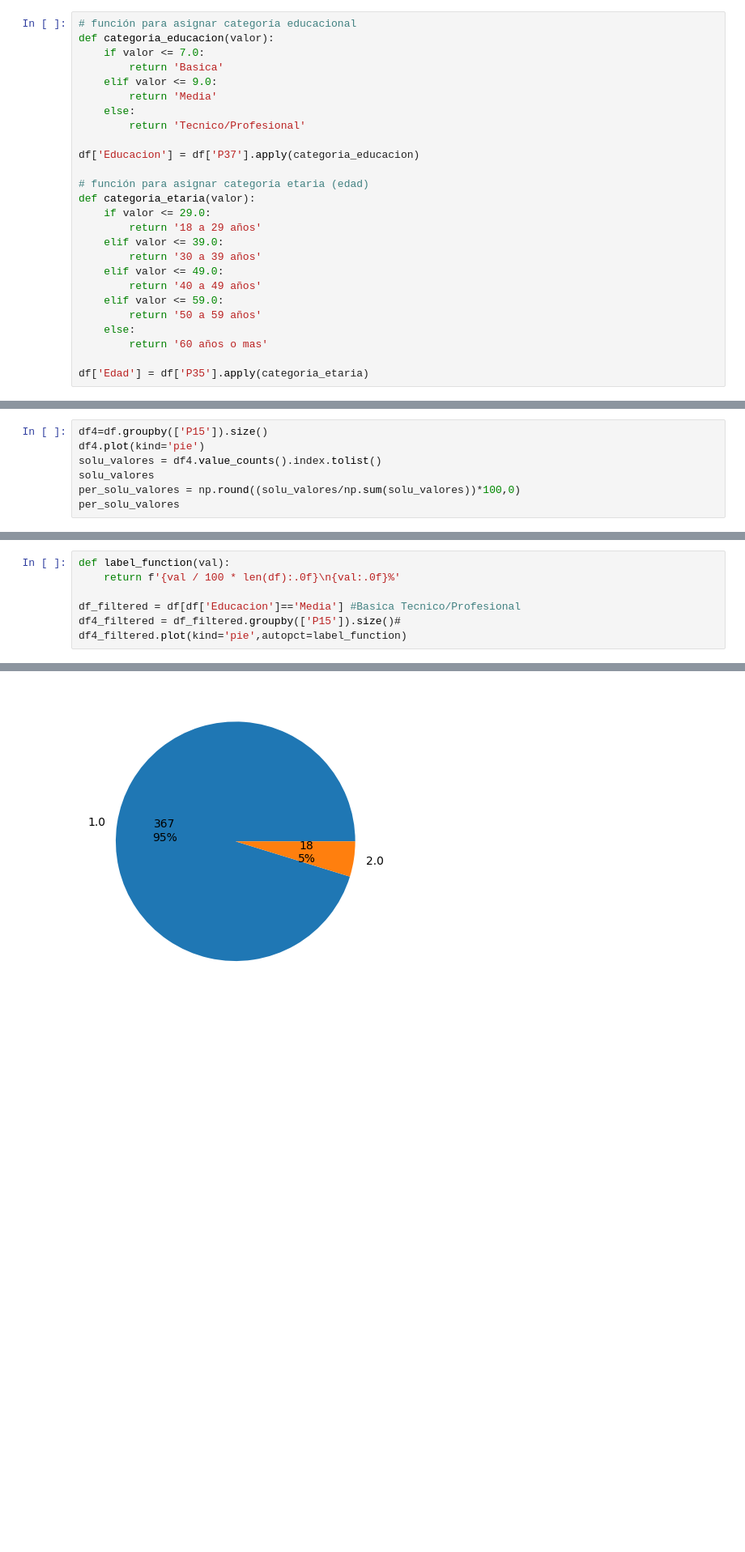
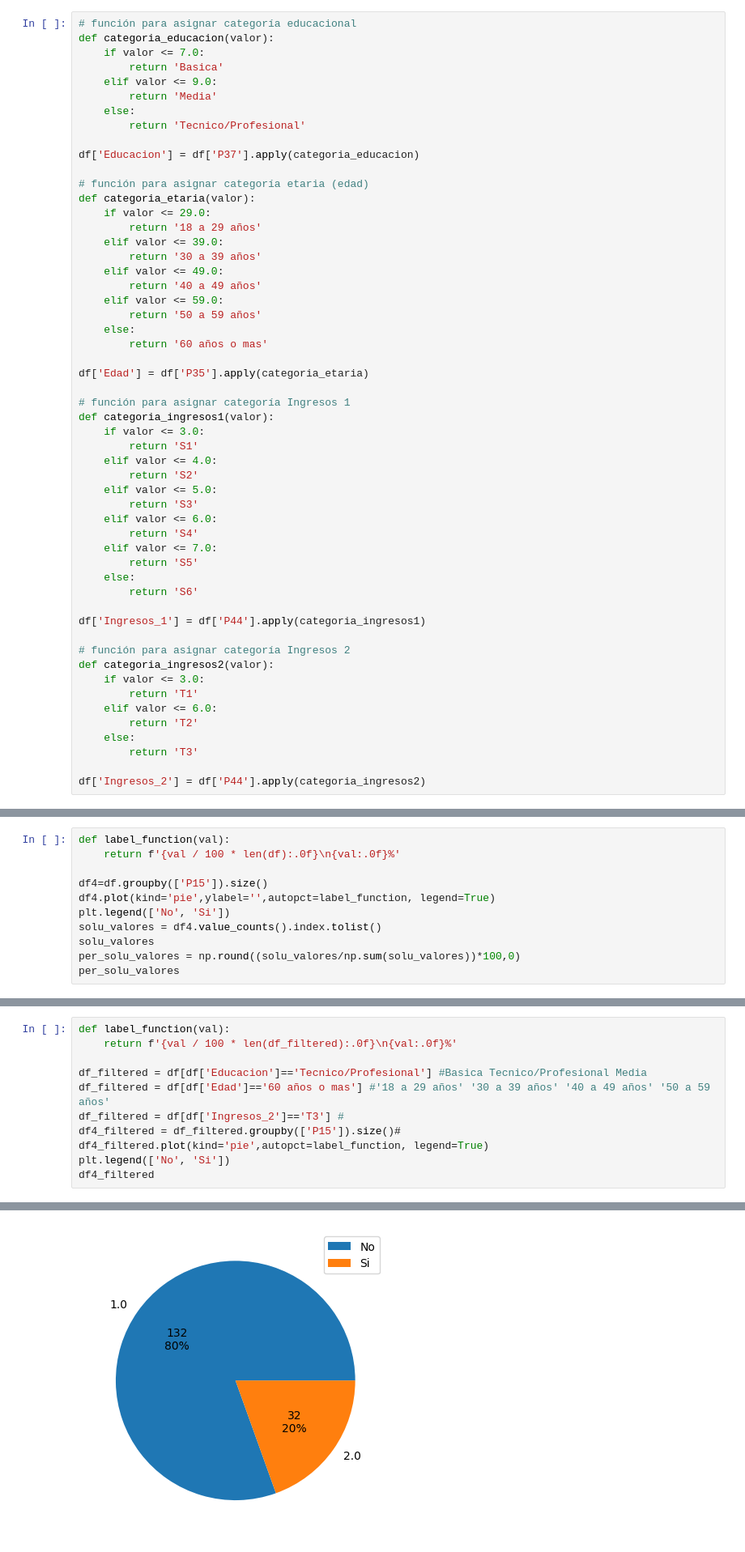
Before and after one commit to mqquiroz/HUCLAM, a Jupyter notebook: Datos_SPSS.ipynb, the cells around one changed output, grey strips where cells are left out. Shown at 81% size. Drawn from its saved outputs; the diff is of its cells as text; blank space fills up the shorter version.

```diff
--- a/Datos_SPSS.ipynb
+++ b/Datos_SPSS.ipynb
@@ -141,3 +79,31 @@ def categoria_etaria(valor):
         return '60 años o mas'
 
 df['Edad'] = df['P35'].apply(categoria_etaria)
+
+# función para asignar categoría Ingresos 1
+def categoria_ingresos1(valor):
+    if valor <= 3.0:
+        return 'S1'
+    elif valor <= 4.0:
+        return 'S2'
+    elif valor <= 5.0:
+        return 'S3'
+    elif valor <= 6.0:
+        return 'S4'
+    elif valor <= 7.0:
+        return 'S5'
+    else:
+        return 'S6'
+
+df['Ingresos_1'] = df['P44'].apply(categoria_ingresos1)
+
+# función para asignar categoría Ingresos 2
+def categoria_ingresos2(valor):
+    if valor <= 3.0:
+        return 'T1'
+    elif valor <= 6.0:
+        return 'T2'
+    else:
+        return 'T3'
+
+df['Ingresos_2'] = df['P44'].apply(categoria_ingresos2)
@@ -164,6 +185,10 @@ array([19., 27., 54.])
 # %%
+def label_function(val):
+    return f'{val / 100 * len(df):.0f}\n{val:.0f}%'
+
 df4=df.groupby(['P15']).size()
-df4.plot(kind='pie')
+df4.plot(kind='pie',ylabel='',autopct=label_function, legend=True)
+plt.legend(['No', 'Si'])
 solu_valores = df4.value_counts().index.tolist()
 solu_valores
 per_solu_valores = np.round((solu_valores/np.sum(solu_valores))*100,0)
@@ -174,8 +199,12 @@ array([85., 15.])
 # %%
 def label_function(val):
-    return f'{val / 100 * len(df):.0f}\n{val:.0f}%'
+    return f'{val / 100 * len(df_filtered):.0f}\n{val:.0f}%'
 
-df_filtered = df[df['Educacion']=='Media'] #Basica Tecnico/Profesional
+df_filtered = df[df['Educacion']=='Tecnico/Profesional'] #Basica Tecnico/Profesional Media
+df_filtered = df[df['Edad']=='60 años o mas'] #'18 a 29 años' '30 a 39 años' '40 a 49 años' '50 a 59 años'
+df_filtered = df[df['Ingresos_2']=='T3'] #
 df4_filtered = df_filtered.groupby(['P15']).size()#
-df4_filtered.plot(kind='pie',autopct=label_function)
+df4_filtered.plot(kind='pie',autopct=label_function, legend=True)
+plt.legend(['No', 'Si'])
+df4_filtered
 # %% [output]
@@ -183,4 +216,4 @@ df4_filtered.plot(kind='pie',autopct=label_function)
-[figure, old version]
+[figure, new version]
 # %%
 def label_function(val):
     return f'{val / 100 * len(df):.0f}\n{val:.0f}%'
```
Also changed, not shown: parts of 13 cells of this notebook.
